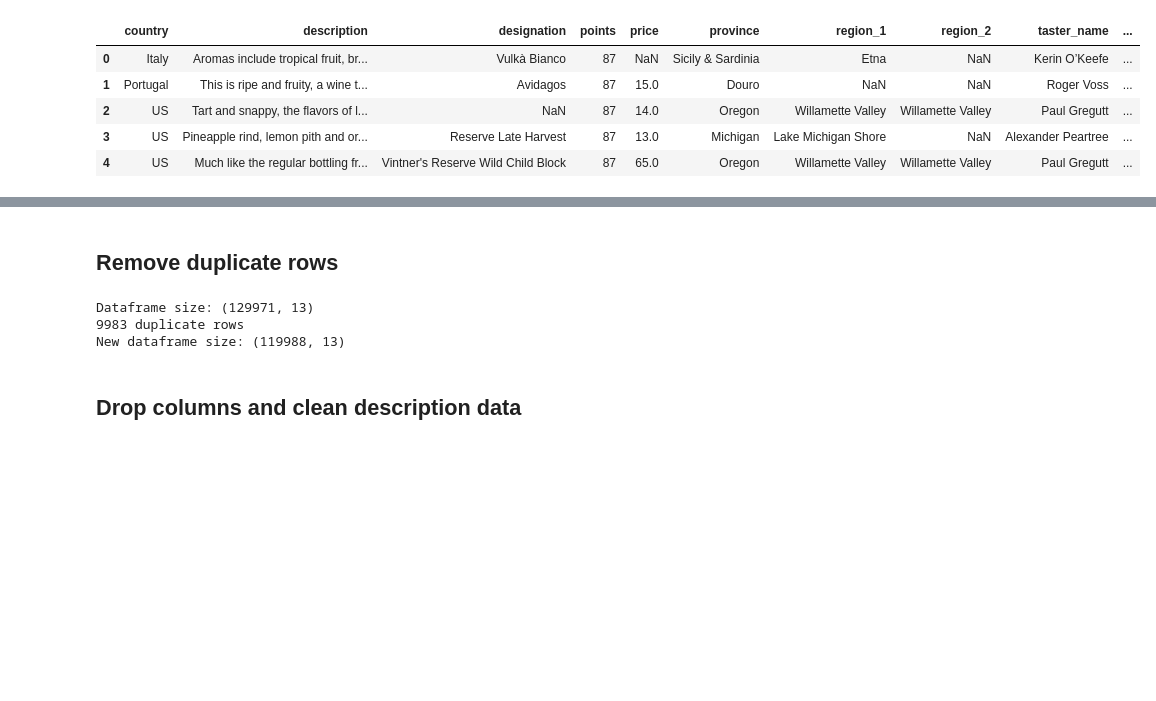
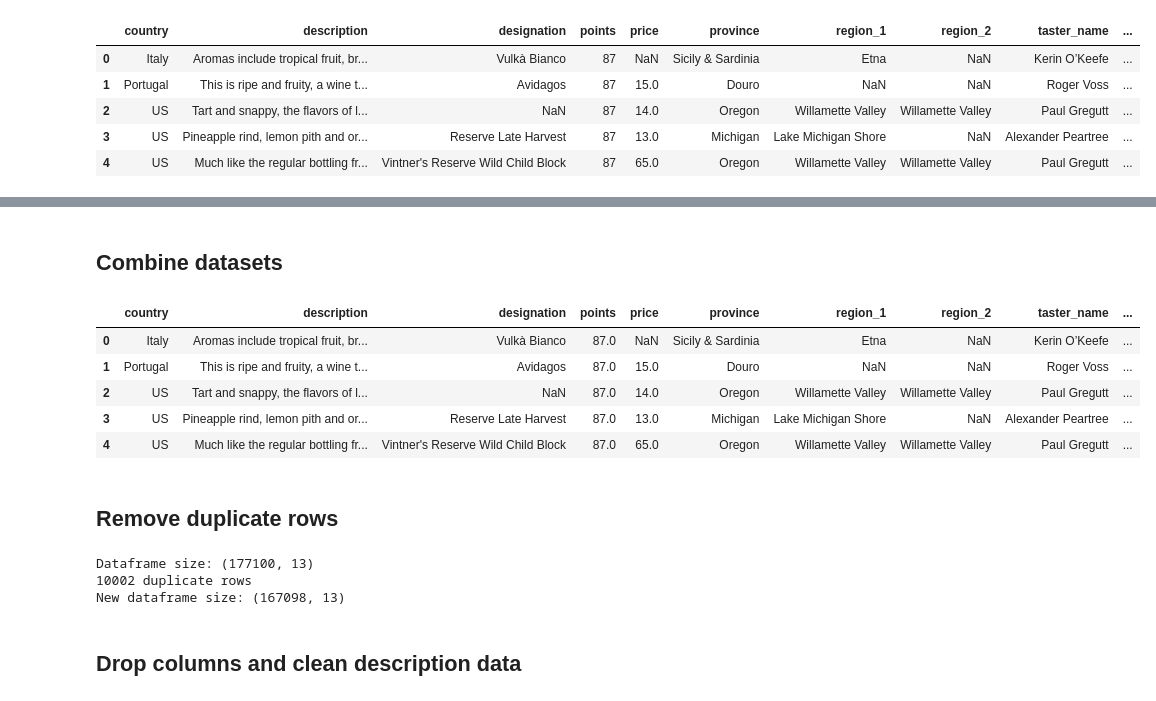
Before and after one commit to KalleHahl/data-science-group-project, a Jupyter notebook: data-cleaning/wine.ipynb, the cells around one changed output, grey strips where cells are left out. Cells and saved outputs as stored; diff of their text form; code cells hidden in the pictures; blank space fills up the shorter version.

Commit message:
combined datasets and removed SQL logic

```diff
--- a/data-cleaning/wine.ipynb
+++ b/data-cleaning/wine.ipynb
@@ -11,3 +13,24 @@ wines.head()
 | 2 | US | Tart and snappy, the flavors of l... | NaN | 87 | 14.0 | Oregon | Willamette Valley | Willamette Valley | Paul Gregutt | ... |
 | 3 | US | Pineapple rind, lemon pith and or... | Reserve Late Harvest | 87 | 13.0 | Michigan | Lake Michigan Shore | NaN | Alexander Peartree | ... |
 | 4 | US | Much like the regular bottling fr... | Vintner's Reserve Wild Child Block | 87 | 65.0 | Oregon | Willamette Valley | Willamette Valley | Paul Gregutt | ... |
+# %%
+wines_bordeaux = pd.read_csv('BordeauxWines.csv') #https://www.kaggle.com/datasets/mexwell/21st-century-bordeaux-wine-dataset
+
+core_columns = ['Name', 'Score', 'Price'] # en tiiä pitäskö jättää year tähän?
+
+flavor_cols = [col for col in wines_bordeaux.columns if col not in core_columns]
+
+wines_bordeaux["description"] = wines_bordeaux[flavor_cols].apply(
+    lambda row: [col for col, val in row.items() if val == 1], axis=1
+)
+df_bordeaux = wines_bordeaux[core_columns + ["description"]]
+
+df_bordeaux.rename(columns={'Name': 'title', 'Score': 'points', 'Year': 'year', 'Price': 'price'}, inplace=True)
+
+df_bordeaux['price'] = df_bordeaux['price'].str.replace('$', '', regex=False)
+
+df_bordeaux['price'] = pd.to_numeric(df_bordeaux['price'], errors='coerce')
+
+df_bordeaux['description'] = df_bordeaux['description'].apply(tuple)
+
+df_bordeaux.head()
@@ -13,0 +48,9 @@ wines.head()
+# %%
+wines_2 = pd.read_csv('wine-ratings.csv') #https://github.com/paiml/wine-ratings/blob/main/wine-ratings.csv
+
+wines_2.drop('grape', axis=1, inplace=True)
+wines_2.drop('Unnamed: 0', axis=1, inplace=True)
+
+wines_2.rename(columns={'name': 'title', 'rating': 'points', 'region': 'province', 'notes': 'description'}, inplace=True)
+
+wines_2.head()
@@ -14,15 +64,27 @@ wines.head()
+# %% [markdown]
+## Combine datasets
+# %%
+combined_wines = pd.concat([wines, df_bordeaux, wines_2], ignore_index=True)
+combined_wines.head()
+# %% [output]
+|  | country | description | designation | points | price | province | region_1 | region_2 | taster_name | ... |
+| 0 | Italy | Aromas include tropical fruit, br... | Vulkà Bianco | 87.0 | NaN | Sicily & Sardinia | Etna | NaN | Kerin O’Keefe | ... |
+| 1 | Portugal | This is ripe and fruity, a wine t... | Avidagos | 87.0 | 15.0 | Douro | NaN | NaN | Roger Voss | ... |
+| 2 | US | Tart and snappy, the flavors of l... | NaN | 87.0 | 14.0 | Oregon | Willamette Valley | Willamette Valley | Paul Gregutt | ... |
+| 3 | US | Pineapple rind, lemon pith and or... | Reserve Late Harvest | 87.0 | 13.0 | Michigan | Lake Michigan Shore | NaN | Alexander Peartree | ... |
+| 4 | US | Much like the regular bottling fr... | Vintner's Reserve Wild Child Block | 87.0 | 65.0 | Oregon | Willamette Valley | Willamette Valley | Paul Gregutt | ... |
 # %% [markdown]
 ## Remove duplicate rows
 # %%
-print(f'Dataframe size: {wines.shape}')
-print(f'{wines.duplicated().sum()} duplicate rows')
+print(f'Dataframe size: {combined_wines.shape}')
+print(f'{combined_wines.duplicated().sum()} duplicate rows')
 
-wines = wines.drop_duplicates()
+wines = combined_wines.drop_duplicates()
 print(f'New dataframe size: {wines.shape}')
 # %% [output]
-Dataframe size: (129971, 13)
-9983 duplicate rows
-New dataframe size: (119988, 13)
+Dataframe size: (177100, 13)
+10002 duplicate rows
+New dataframe size: (167098, 13)
 # %% [markdown]
 ## Drop columns and clean description data
 # %%
```
Also changed, not shown: parts of 8 cells of this notebook, 9 other files.
